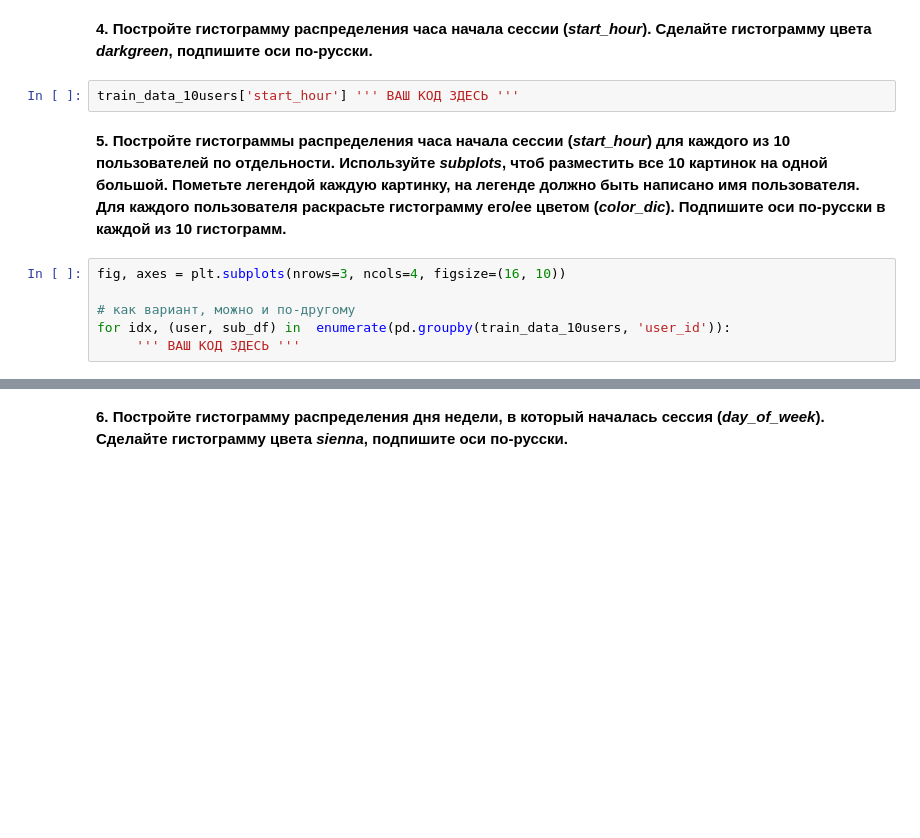
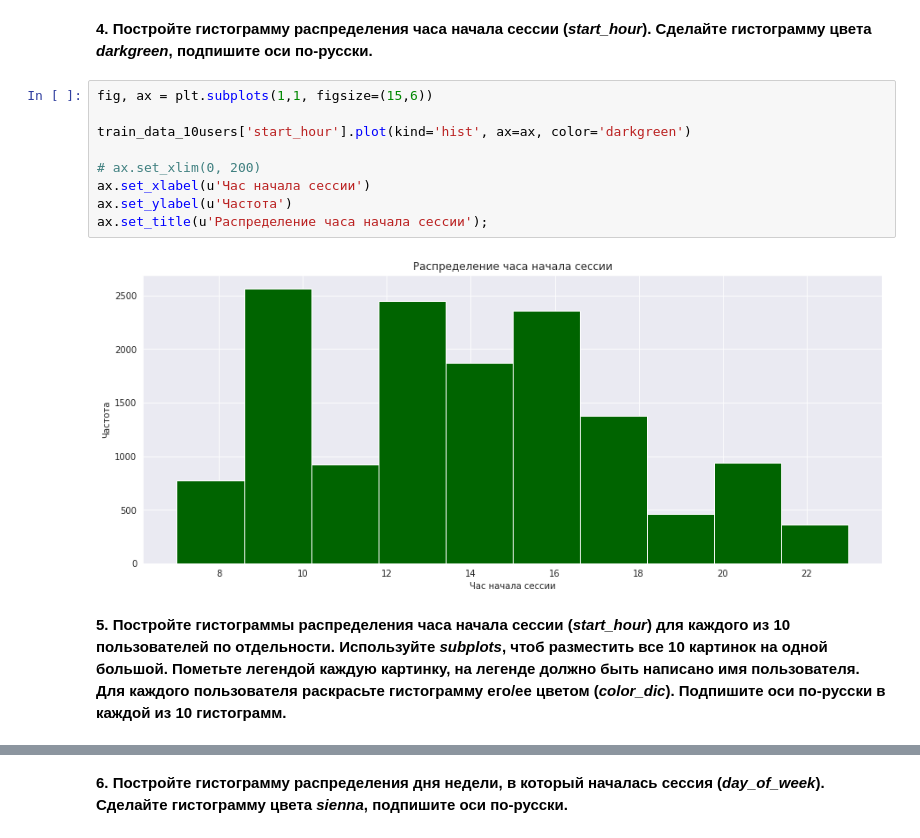
Before and after one commit to kryvokhyzha/capstone-user-identification, a Jupyter notebook: app/week3_original.ipynb, the cells around one changed output, grey strips where cells are left out. Cells and saved outputs as stored; diff of their text form; blank space fills up the shorter version.

```diff
--- a/app/week3_original.ipynb
+++ b/app/week3_original.ipynb
@@ -214,12 +265,15 @@ for idx, (user, sub_df) in  enumerate(pd.groupby(train_data_10users, 'user_id'))
 # %% [markdown]
 **4. Постройте гистограмму распределения часа начала сессии (*start_hour*). Сделайте гистограмму цвета *darkgreen*, подпишите оси по-русски.**
-# %%
-train_data_10users['start_hour'] ''' ВАШ КОД ЗДЕСЬ '''
+# %%
+fig, ax = plt.subplots(1,1, figsize=(15,6))
+
+train_data_10users['start_hour'].plot(kind='hist', ax=ax, color='darkgreen')
+
+# ax.set_xlim(0, 200)
+ax.set_xlabel(u'Час начала сессии')
+ax.set_ylabel(u'Частота')
+ax.set_title(u'Распределение часа начала сессии');
+# %% [output]
+[figure, added]
 # %% [markdown]
 **5. Постройте гистограммы распределения часа начала сессии (*start_hour*) для каждого из 10 пользователей по отдельности. Используйте *subplots*, чтоб разместить все 10 картинок на одной большой. Пометьте легендой каждую картинку, на легенде должно быть написано имя пользователя. Для каждого пользователя раскрасьте гистограмму его/ее цветом (*color_dic*). Подпишите оси по-русски в каждой из 10 гистограмм.**
-# %%
-fig, axes = plt.subplots(nrows=3, ncols=4, figsize=(16, 10))
-
-# как вариант, можно и по-другому
-for idx, (user, sub_df) in  enumerate(pd.groupby(train_data_10users, 'user_id')):
-     ''' ВАШ КОД ЗДЕСЬ '''
```
Also changed, not shown: parts of 25 cells of this notebook.
